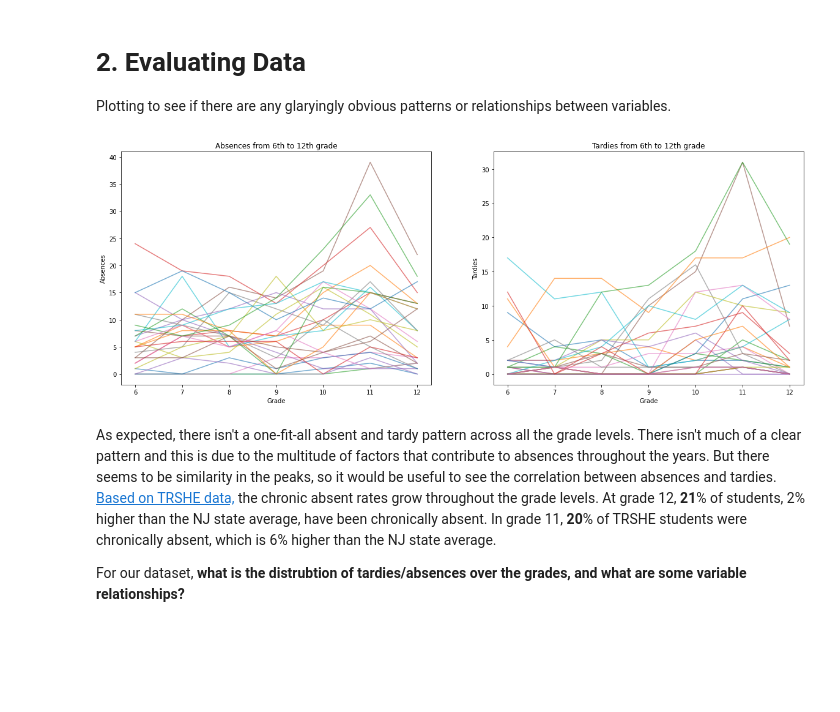
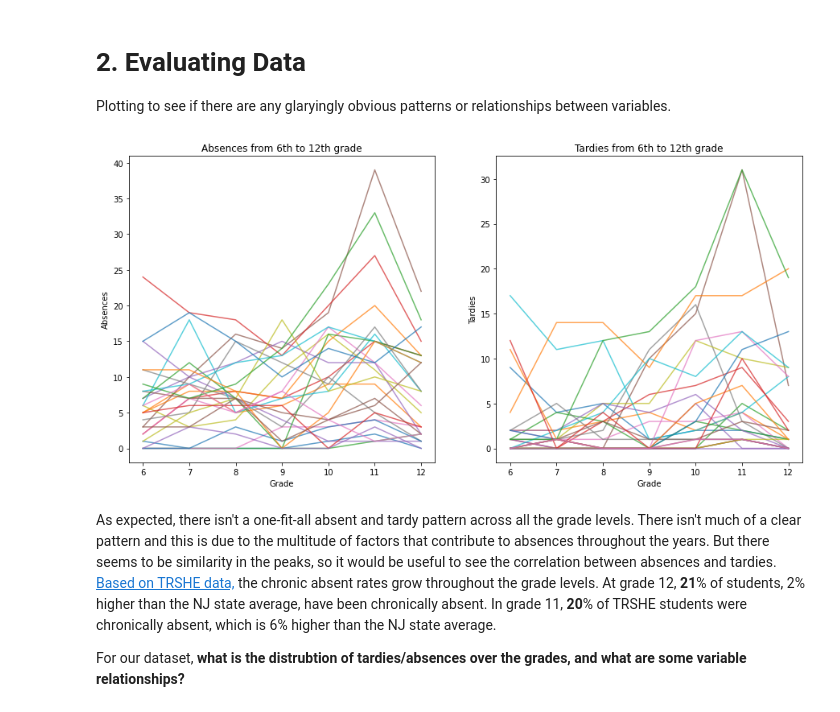
Before and after one commit to kevinmonisit/Project, a Jupyter notebook: Data Visualization.ipynb, the cells around one changed output. Drawn from its saved outputs; the diff is of its cells as text; code cells hidden in the pictures; blank space fills up the shorter version.

```diff
--- a/Data Visualization.ipynb
+++ b/Data Visualization.ipynb
@@ -74,31 +74,31 @@ print(student_data.iloc[0].values[14:20]) #tardy columns
 Plotting to see if there are any glaryingly obvious patterns or relationships between variables.
 # %%
 
-fig, (ax1, ax2) = plt.subplots(1, 2, figsize=(20,7))
+fig, (ax1, ax2) = plt.subplots(1, 2, figsize=(15,7))
 #plt.figure(figsize=(2,10))
 
 # 6:13 represents the absent columns
 # 13:20 represents the tardy columns
 x_values = range(6,13)
 for i in range(len(student_data)):
     absences_y = student_data.iloc[i].values[6:13]
     tardies_y = student_data.iloc[i].values[13:20]
 
-    ax1.plot(x_values, np.array(absences_y), alpha=1)
-    ax2.plot(x_values, np.array(tardies_y), alpha=1)
+    ax1.plot(x_values, np.array(absences_y), alpha=0.7)
+    ax2.plot(x_values, np.array(tardies_y), alpha=0.7)
 
 ax1.set_title("Absences from 6th to 12th grade")
 ax2.set_title("Tardies from 6th to 12th grade")
 
 ax1.set_ylabel("Absences")
 ax2.set_ylabel("Tardies")
 
 ax2.set_xlabel("Grade")
 ax1.set_xlabel("Grade")
 
 plt.subplots_adjust(wspace=0.2)
 # %% [output]
-[figure, old version]
+[figure, new version]
 # %% [markdown]
 As expected, there isn't a one-fit-all absent and tardy pattern across all the grade levels. There isn't much of a clear pattern and this is due to the multitude of factors that contribute to absences throughout the years. But there seems to be similarity in the peaks, so it would be useful to see the correlation between absences and tardies. [Based on TRSHE data,](https://rc.doe.state.nj.us/report.aspx?type=school&lang=english&county=29&district=5190&school=030&schoolyear=2018-2019#P99cba7ec593f446e8cbf8d62c3db0208_2_oHit0) the chronic absent rates grow throughout the grade levels. At grade 12, **21**% of students, 2% higher than the NJ state average, have been chronically absent. In grade 11, **20**% of TRSHE students were chronically absent, which is 6% higher than the NJ state average.
 
```
Also changed, not shown: parts of 4 cells of this notebook.
